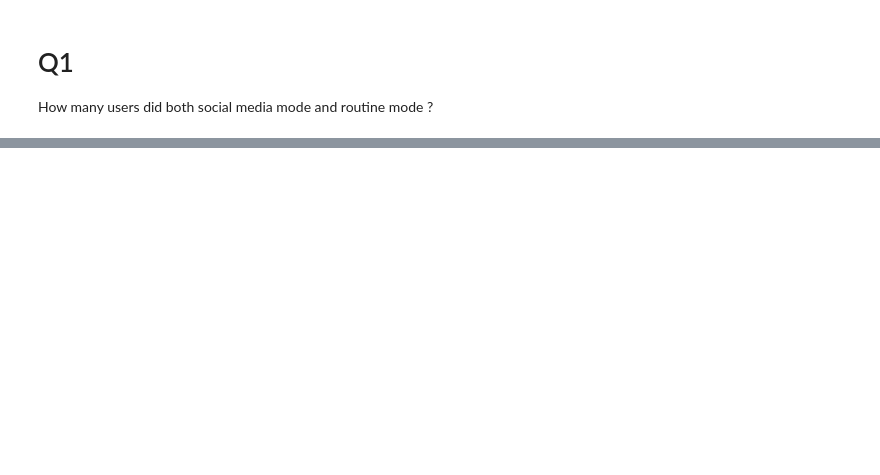
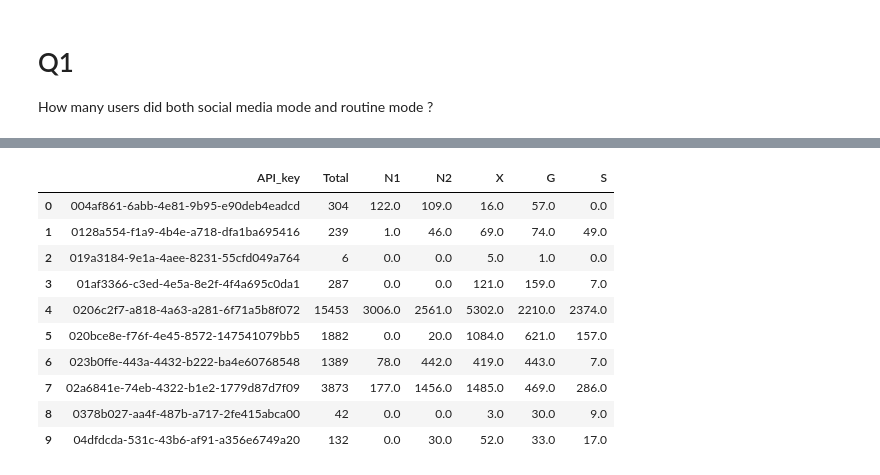
Before and after one commit to nadia-metoui/No_news_today, a Jupyter notebook: Clickstream_data_explore.ipynb, the cells around one changed output, grey strips where cells are left out. Cells and saved outputs as stored; diff of their text form; code cells hidden in the pictures; blank space fills up the shorter version.

```diff
--- a/Clickstream_data_explore.ipynb
+++ b/Clickstream_data_explore.ipynb
@@ -46,0 +152,3 @@ Build browsing sessions
+# %%
+df_browsing_tmp=df_rob_category.groupby(['API_key','code']).size().reset_index(name='Total')
+df_browsing_tmp.head(5)
@@ -46,0 +162,3 @@ Build browsing sessions
+# %%
+df_total_browsing = df_browsing_tmp.groupby(['API_key']).sum().reset_index()
+df_total_browsing.head(10)
@@ -46,0 +177,30 @@ Build browsing sessions
+# %%
+df_N1 = df_browsing_tmp[df_browsing_tmp.code == 'N1']
+df_N1 = df_N1[['API_key','Total']].rename(columns={'Total':'N1'})
+
+df_N2 = df_browsing_tmp[df_browsing_tmp.code == 'N2']
+df_N2 = df_N2[['API_key','Total']].rename(columns={'Total':'N2'})
+
+
+df_X = df_browsing_tmp[df_browsing_tmp.code == 'X']
+df_X = df_X[['API_key','Total']].rename(columns={'Total':'X'})
+
+df_G = df_browsing_tmp[df_browsing_tmp.code == 'G']
+df_G = df_G[['API_key','Total']].rename(columns={'Total':'G'})
+
+df_S = df_browsing_tmp[df_browsing_tmp.code == 'S']
+df_S = df_S[['API_key','Total']].rename(columns={'Total':'S'})
+# df_S.head(20)
+# %%
+
+df_browsing = pd.merge(left=df_total_browsing, right=df_N1, how='left', left_on='API_key', right_on='API_key')
+
+df_browsing = pd.merge(left=df_browsing, right=df_N2, how='left', left_on='API_key', right_on='API_key')
+
+df_browsing = pd.merge(left=df_browsing, right=df_X, how='left', left_on='API_key', right_on='API_key')
+
+df_browsing = pd.merge(left=df_browsing, right=df_G, how='left', left_on='API_key', right_on='API_key')
+
+df_browsing = pd.merge(left=df_browsing, right=df_S, how='left', left_on='API_key', right_on='API_key')
+
+df_browsing.head(5)
@@ -46,0 +214,15 @@ Build browsing sessions
+# %%
+df_browsing=df_browsing.fillna(0)
+df_browsing.head(10)
+# %% [output]
+|  | API_key | Total | N1 | N2 | X | G | S |
+| 0 | 004af861-6abb-4e81-9b95-e90deb4eadcd | 304 | 122.0 | 109.0 | 16.0 | 57.0 | 0.0 |
+| 1 | 0128a554-f1a9-4b4e-a718-dfa1ba695416 | 239 | 1.0 | 46.0 | 69.0 | 74.0 | 49.0 |
+| 2 | 019a3184-9e1a-4aee-8231-55cfd049a764 | 6 | 0.0 | 0.0 | 5.0 | 1.0 | 0.0 |
+| 3 | 01af3366-c3ed-4e5a-8e2f-4f4a695c0da1 | 287 | 0.0 | 0.0 | 121.0 | 159.0 | 7.0 |
+| 4 | 0206c2f7-a818-4a63-a281-6f71a5b8f072 | 15453 | 3006.0 | 2561.0 | 5302.0 | 2210.0 | 2374.0 |
+| 5 | 020bce8e-f76f-4e45-8572-147541079bb5 | 1882 | 0.0 | 20.0 | 1084.0 | 621.0 | 157.0 |
+| 6 | 023b0ffe-443a-4432-b222-ba4e60768548 | 1389 | 78.0 | 442.0 | 419.0 | 443.0 | 7.0 |
+| 7 | 02a6841e-74eb-4322-b1e2-1779d87d7f09 | 3873 | 177.0 | 1456.0 | 1485.0 | 469.0 | 286.0 |
+| 8 | 0378b027-aa4f-487b-a717-2fe415abca00 | 42 | 0.0 | 0.0 | 3.0 | 30.0 | 9.0 |
+| 9 | 04dfdcda-531c-43b6-af91-a356e6749a20 | 132 | 0.0 | 30.0 | 52.0 | 33.0 | 17.0 |
```
Also changed, not shown: parts of 21 cells of this notebook, 2 other files.
